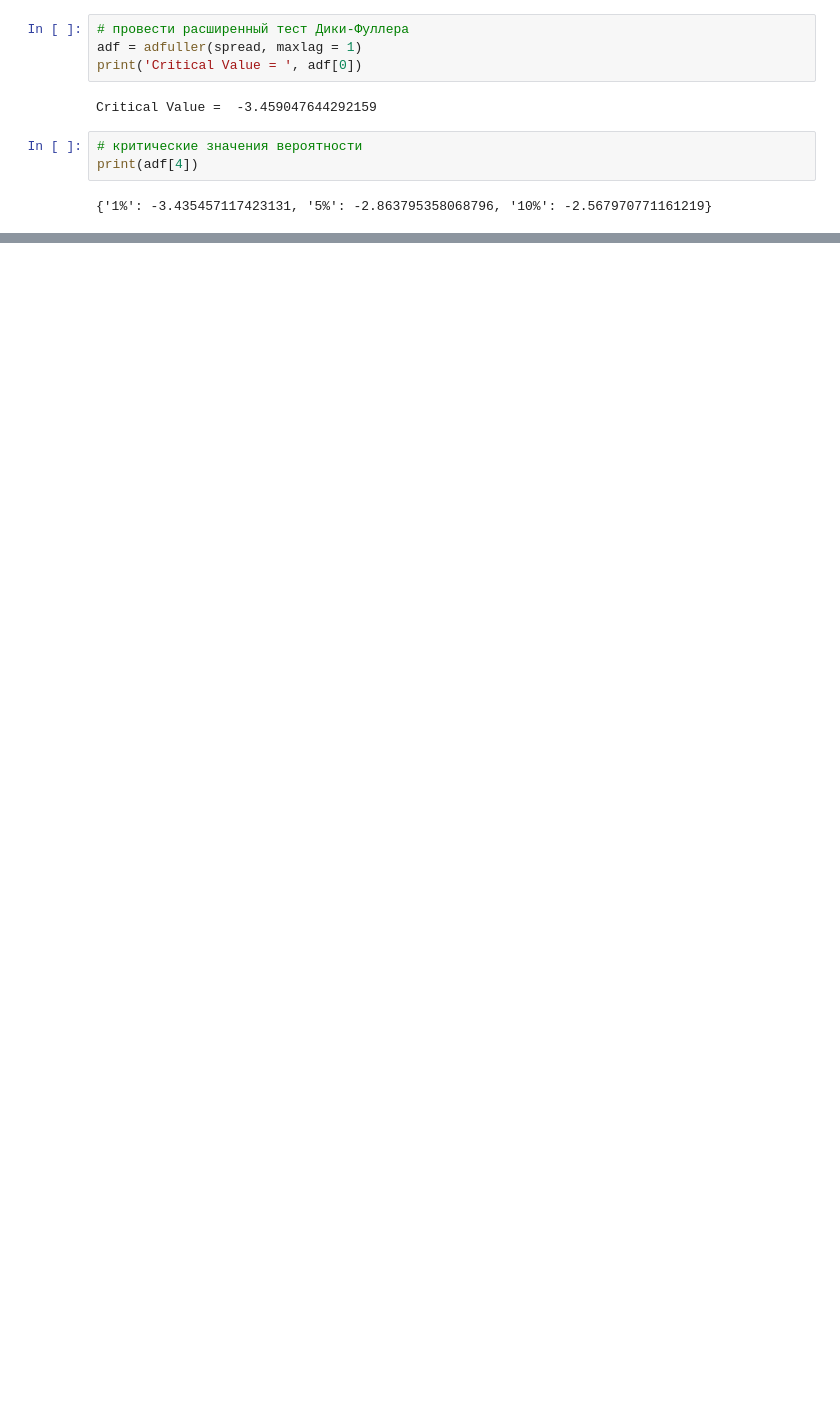
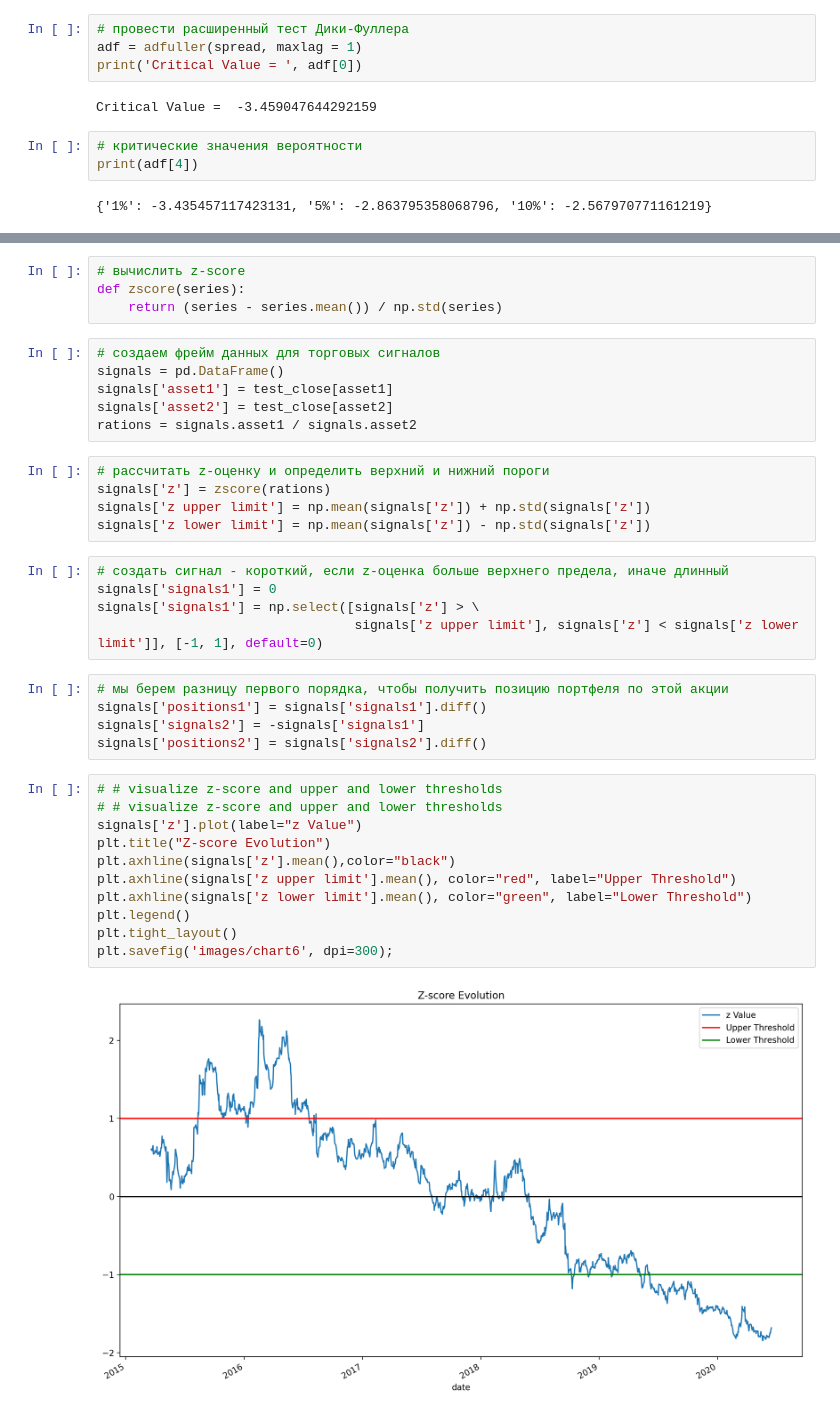
Before and after one commit to Romuldavid/Pair_Traiding, a Jupyter notebook: 2_pt.ipynb, the cells around one changed output, grey strips where cells are left out. Cells and saved outputs as stored; diff of their text form; blank space fills up the shorter version.

```diff
--- a/2_pt.ipynb
+++ b/2_pt.ipynb
@@ -196,0 +285,38 @@ print(adf[4])
+# %%
+# вычислить z-score
+def zscore(series):
+    return (series - series.mean()) / np.std(series)
+# %%
+# создаем фрейм данных для торговых сигналов
+signals = pd.DataFrame()
+signals['asset1'] = test_close[asset1]
+signals['asset2'] = test_close[asset2]
+rations = signals.asset1 / signals.asset2
+# %%
+# рассчитать z-оценку и определить верхний и нижний пороги
+signals['z'] = zscore(rations)
+signals['z upper limit'] = np.mean(signals['z']) + np.std(signals['z'])
+signals['z lower limit'] = np.mean(signals['z']) - np.std(signals['z'])
+# %%
+# создать сигнал - короткий, если z-оценка больше верхнего предела, иначе длинный
+signals['signals1'] = 0
+signals['signals1'] = np.select([signals['z'] > \
+                                 signals['z upper limit'], signals['z'] < signals['z lower limit']], [-1, 1], default=0)
+# %%
+# мы берем разницу первого порядка, чтобы получить позицию портфеля по этой акции
+signals['positions1'] = signals['signals1'].diff()
+signals['signals2'] = -signals['signals1']
+signals['positions2'] = signals['signals2'].diff()
+# %%
+# # visualize z-score and upper and lower thresholds
+# # visualize z-score and upper and lower thresholds
+signals['z'].plot(label="z Value")
+plt.title("Z-score Evolution")
+plt.axhline(signals['z'].mean(),color="black")
+plt.axhline(signals['z upper limit'].mean(), color="red", label="Upper Threshold")
+plt.axhline(signals['z lower limit'].mean(), color="green", label="Lower Threshold")
+plt.legend()
+plt.tight_layout()
+plt.savefig('images/chart6', dpi=300);
+# %% [output]
+[figure, added]
```
Also changed, not shown: parts of 15 cells of this notebook.
